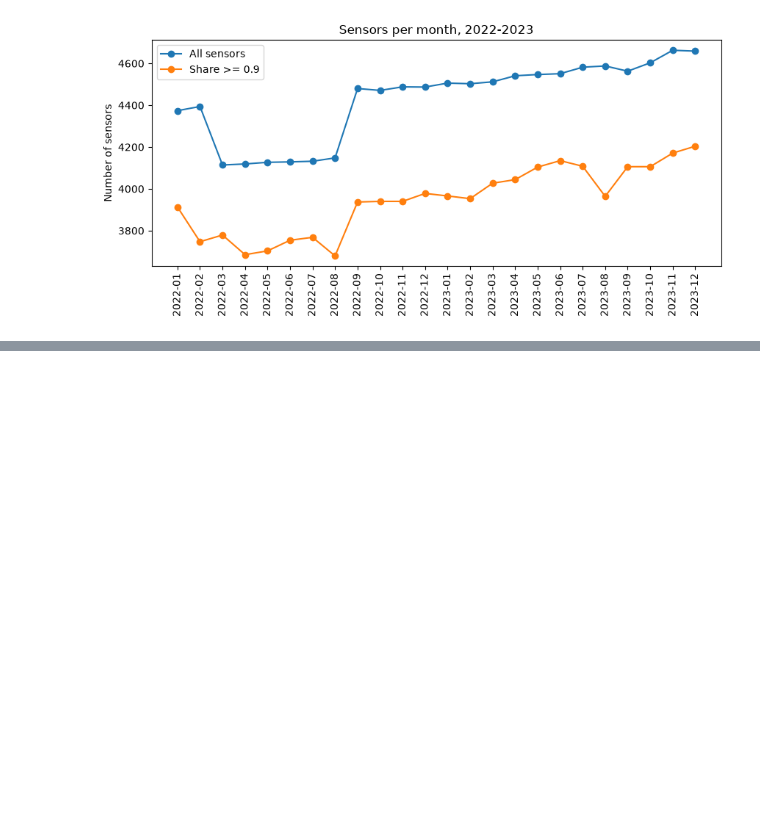
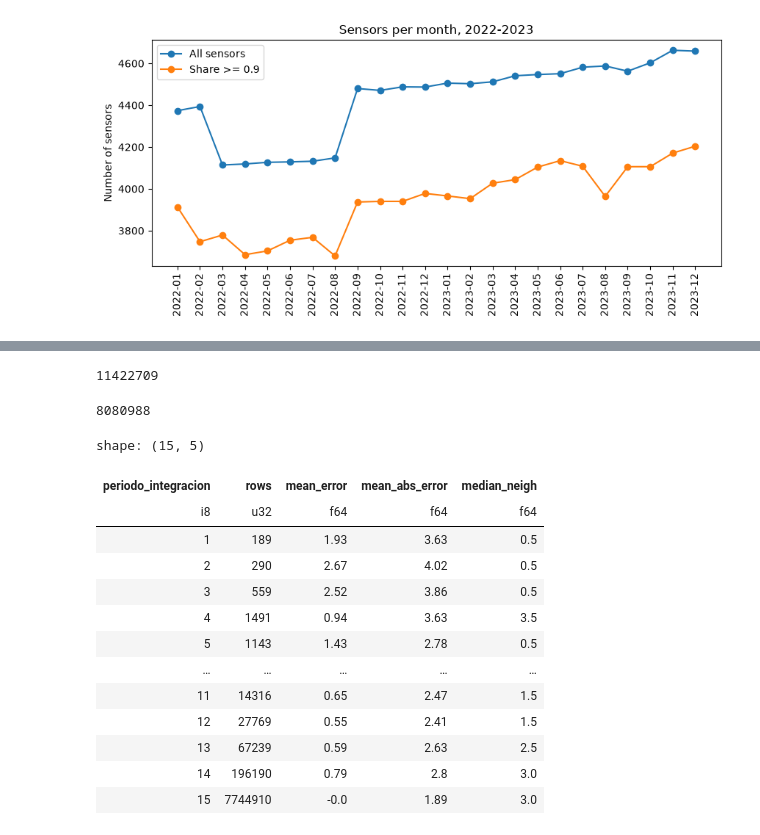
Before and after one commit to AnhTRJotnar/madrid-congestion, a Jupyter notebook: notebooks/1.0-anh-initial-exploration.ipynb, the cells around one changed output, grey strips where cells are left out. Drawn from its saved outputs; the diff is of its cells as text; code cells hidden in the pictures; blank space fills up the shorter version.

```diff
--- a/notebooks/1.0-anh-initial-exploration.ipynb
+++ b/notebooks/1.0-anh-initial-exploration.ipynb
@@ -100,0 +288,73 @@ plt.show()
+# %%
+TRIAL_MONTH = "2022-03"
+
+urb_rows = (
+    pl.read_parquet(
+        INTERIM_DATA_DIR / f"{TRIAL_MONTH}.parquet",
+        columns=["id", "fecha", "tipo_elem", "intensidad", "ocupacion","periodo_integracion"],
+    )
+    .filter(
+        pl.col("tipo_elem") == URB,
+        ~ pl.col("fecha").is_in(DST_ROWS)
+    )
+    .sort(pl.col("id", "fecha"))
+)
+urb_rows.height
+# %% [output]
+11422709
+# %%
+with_neighbours = urb_rows.with_columns(
+    prev_slot_end=pl.col("fecha").shift(1).over("id"),
+    next_slot_end=pl.col("fecha").shift(-1).over("id"),
+    prev_occupancy=pl.col("ocupacion").shift(1).over("id"),
+    next_occupancy=pl.col("ocupacion").shift(-1).over("id"),
+    prev_flow=pl.col("intensidad").shift(1).over("id"),
+    next_flow=pl.col("intensidad").shift(-1).over("id"),
+    prev_samples=pl.col("periodo_integracion").shift(1).over("id"),
+    next_samples=pl.col("periodo_integracion").shift(-1).over("id"),
+)
+
+full_neighbour_rows = with_neighbours.filter(
+    pl.col("prev_slot_end") == pl.col("fecha") - SLOT,
+    pl.col("next_slot_end") == pl.col("fecha") + SLOT,
+    pl.col("prev_samples") == SAMPLES_FULL,
+    pl.col("next_samples") == SAMPLES_FULL,
+)
+full_neighbour_rows.height
+# %% [output]
+8080988
+# %%
+full_neighbour_rows = full_neighbour_rows.with_columns(
+    neighbour_occupancy=(pl.col("prev_occupancy") + pl.col("next_occupancy"))/2,
+).with_columns(
+    occupancy_error=pl.col("ocupacion") - pl.col("neighbour_occupancy"),
+)
+
+def occupancy_error_by_samples(df):
+    return (
+        df.group_by("periodo_integracion")
+        .agg(
+            rows=pl.len(),
+            mean_error=pl.col("occupancy_error").mean().round(2),
+            mean_abs_error=pl.col("occupancy_error").abs().mean().round(2),
+            median_neighbour_occupancy=pl.col("neighbour_occupancy").median(),
+        )
+        .sort("periodo_integracion")
+    )
+
+occupancy_error_by_samples(full_neighbour_rows)
+# %% [output]
+shape: (15, 5)
+| periodo_integracion | rows | mean_error | mean_abs_error | median_neigh |
+| i8 | u32 | f64 | f64 | f64 |
+| 1 | 189 | 1.93 | 3.63 | 0.5 |
+| 2 | 290 | 2.67 | 4.02 | 0.5 |
+| 3 | 559 | 2.52 | 3.86 | 0.5 |
+| 4 | 1491 | 0.94 | 3.63 | 3.5 |
+| 5 | 1143 | 1.43 | 2.78 | 0.5 |
+| … | … | … | … | … |
+| 11 | 14316 | 0.65 | 2.47 | 1.5 |
+| 12 | 27769 | 0.55 | 2.41 | 1.5 |
+| 13 | 67239 | 0.59 | 2.63 | 2.5 |
+| 14 | 196190 | 0.79 | 2.8 | 3.0 |
+| 15 | 7744910 | -0.0 | 1.89 | 3.0 |
```
Also changed, not shown: parts of 21 cells of this notebook, 2 other files.
